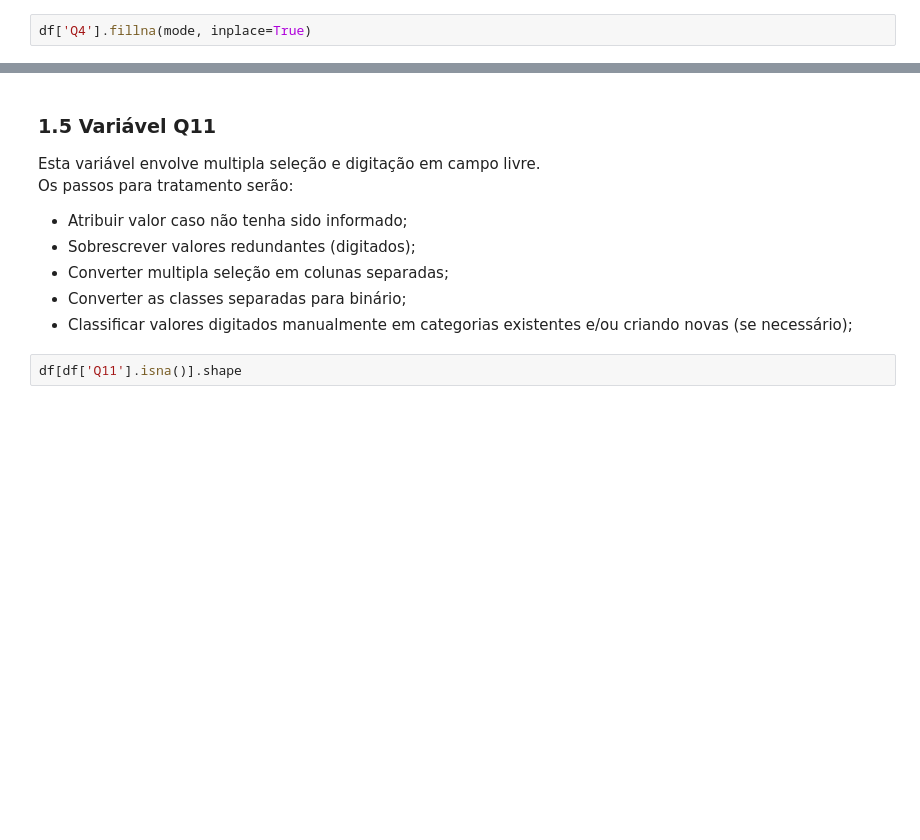
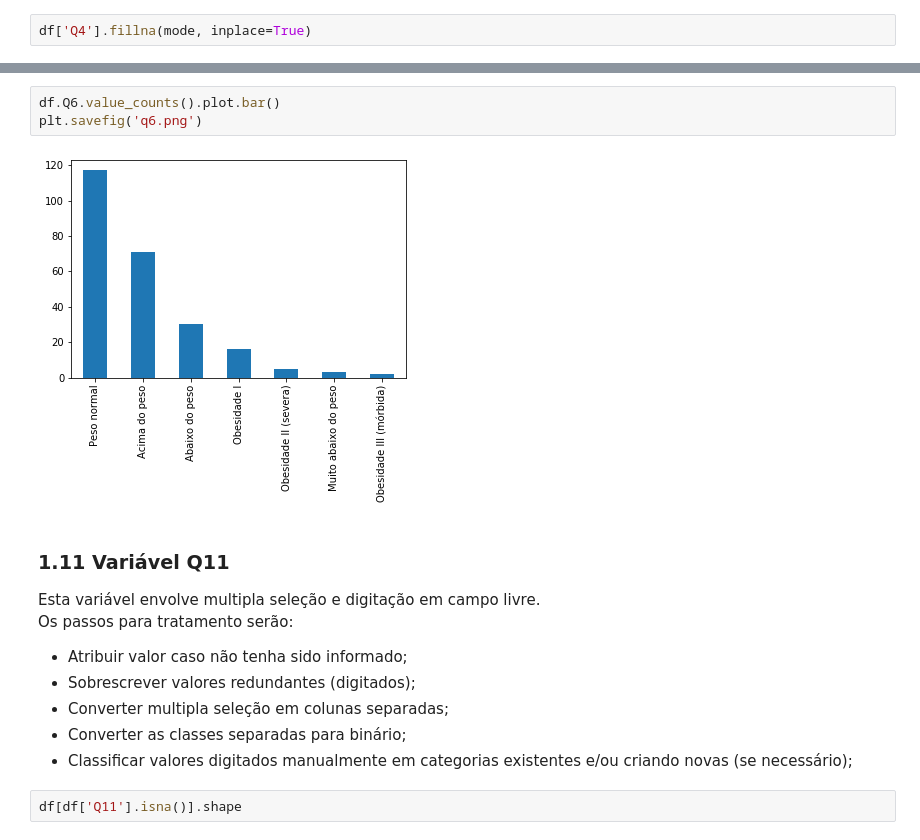
Before and after one commit to claytonrm/AnalisePreditivaSuicidio, a Jupyter notebook: AnalisePreditivaSuicidio.ipynb, the cells around one changed output, grey strips where cells are left out. Saved outputs shown, nothing was run; the diff lists cells and outputs as text; blank space fills up the shorter version.

```diff
--- a/AnalisePreditivaSuicidio.ipynb
+++ b/AnalisePreditivaSuicidio.ipynb
@@ -203,5 +229,10 @@ df['Q4'].fillna(mode, inplace=True)
+# %%
+df.Q6.value_counts().plot.bar()
+plt.savefig('q6.png')
+# %% [output]
+[figure, added]
 # %% [markdown]
-### 1.5 Variável Q11
+### 1.11 Variável Q11
 Esta variável envolve multipla seleção e digitação em campo livre.<br>
 Os passos para tratamento serão:<br>
 * Atribuir valor caso não tenha sido informado;
```
Also changed, not shown: parts of 9 cells of this notebook.
